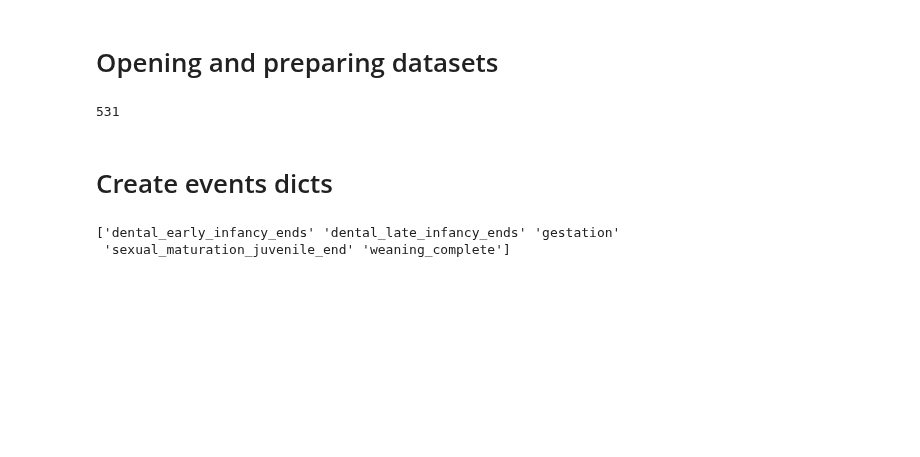
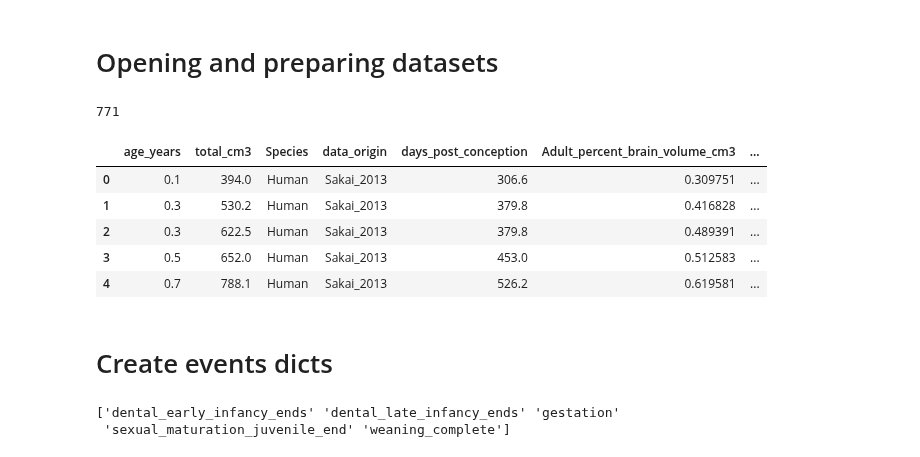
Before and after one commit to biagzi/altricial_brain_vocal_learning, a Jupyter notebook: code/Fig2A.ipynb, the cells around one changed output. Cells and saved outputs as stored; diff of their text form; code cells hidden in the pictures; blank space fills up the shorter version.

```diff
--- a/code/Fig2A.ipynb
+++ b/code/Fig2A.ipynb
@@ -21,16 +16,24 @@ PYTHON_PATH = "/Users/rb4174/Documents/projects/brain_dev_primates/altricial_bra
 # %%
 df = pd.read_excel("{0}/data/brain_growth_complete.xlsx".format(PYTHON_PATH),index_col=False)
 print(len(df))
-df.head()
 
 df.loc[len(df.index) + 1] = [0,0,'Human',"Contour condition",0,0,0]
 df.loc[len(df.index) + 1] = [0,0,'Chimpanzee',"Contour condition",0,0,0]
 df.loc[len(df.index) + 1] = [0,0,'Rhesus',"Contour condition",0,0,0]
 df.loc[len(df.index) + 1] = [0,0,'Marmoset',"Contour condition",0,0,0]
+df.loc[len(df.index) + 1] = [0,0,'Capuchin',"Contour condition",0,0,0]
+df.loc[len(df.index) + 1] = [0,0,'Gorilla',"Contour condition",0,0,0]
 
-df = df[df.Species != "Capuchin"]
+#df = df[df.Species != "Capuchin"]
+df.head()
 # %% [output]
-531
+771
+|  | age_years | total_cm3 | Species | data_origin | days_post_conception | Adult_percent_brain_volume_cm3 | ... |
+| 0 | 0.1 | 394.0 | Human | Sakai_2013 | 306.6 | 0.309751 | ... |
+| 1 | 0.3 | 530.2 | Human | Sakai_2013 | 379.8 | 0.416828 | ... |
+| 2 | 0.3 | 622.5 | Human | Sakai_2013 | 379.8 | 0.489391 | ... |
+| 3 | 0.5 | 652.0 | Human | Sakai_2013 | 453.0 | 0.512583 | ... |
+| 4 | 0.7 | 788.1 | Human | Sakai_2013 | 526.2 | 0.619581 | ... |
 # %% [markdown]
 # Create events dicts
 # %%
```
Also changed, not shown: parts of 6 cells of this notebook, 1 other file.
